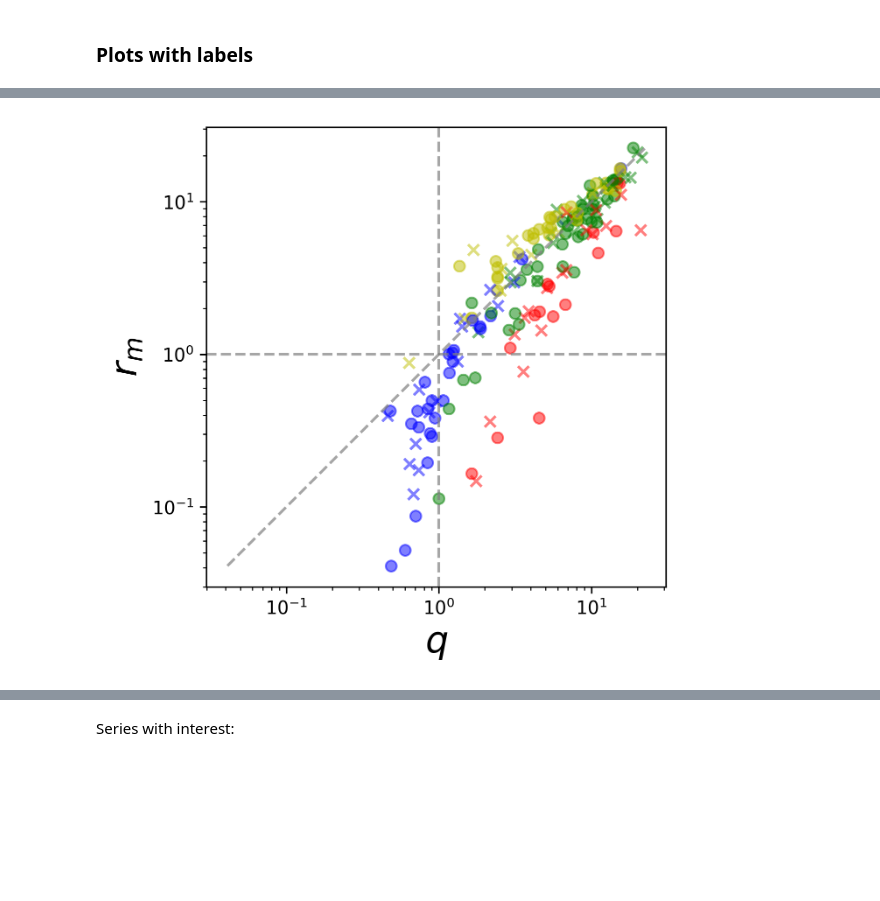
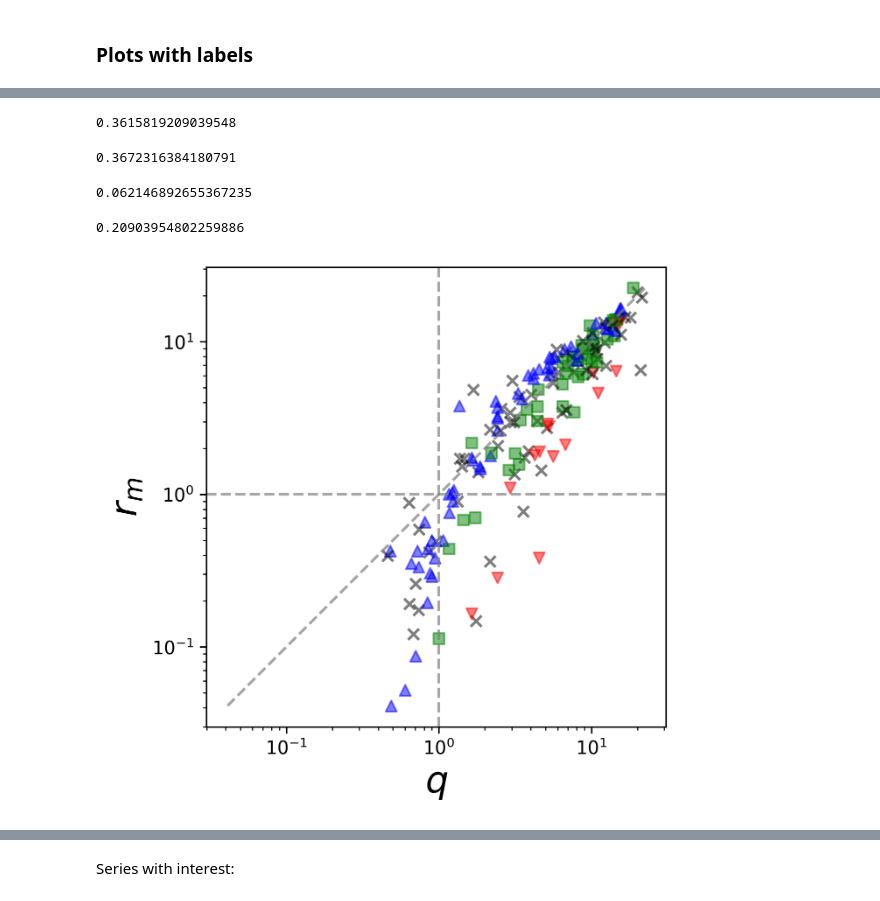
Before and after one commit to spinto88/Meme_proyect, a Jupyter notebook: Integracion_y_analisis/Analisis/Clustering_parametros.ipynb, the cells around one changed output, grey strips where cells are left out. Cells and saved outputs as stored; diff of their text form; code cells hidden in the pictures; blank space fills up the shorter version.

```diff
--- a/Integracion_y_analisis/Analisis/Clustering_parametros.ipynb
+++ b/Integracion_y_analisis/Analisis/Clustering_parametros.ipynb
@@ -53,12 +53,33 @@ df = df[df['buen_ajuste'] == 'si'].reset_index(drop = True)
 # %%
 marker_dict = {1: 'o', 2: 'x', 3: 'x'}
 color_dict = {1: 'y', 2: 'b', 3: 'g', 4: 'r'}
+
+def markers_and_colors(x, y):
+
+    if x != 1:
+        return ('x', 'k')
+    else:
+        if y == 2:
+            return ('^','b')
+        elif y == 3:
+            return ('s','g')
+        elif y == 4:
+            return ('v','r')
+        elif y == 1:
+            return ('^', 'b')
+        else:
+            pass
 # %%
 plt.figure(dpi = 300, figsize = (5,5))
 plt.axes([0.20, 0.20, 0.70, 0.70])
 
 for i in range(df.shape[0]):
-    plt.scatter(df['alpha_tilde'].iloc[i], df['k_tilde'].iloc[i], marker = marker_dict[df.bump_visibility[i]], color = color_dict[df.bump[i]], alpha = 0.50)
+
+    marker, color = markers_and_colors(df.bump_visibility[i], df.bump[i])
+    plt.scatter(df['alpha_tilde'].iloc[i], df['k_tilde'].iloc[i],
+                marker = marker,
+                color = color,
+                alpha = 0.50)
 
 plt.axhline(1.00, color = 'gray', linestyle = 'dashed', alpha = 0.70)
 plt.axvline(0.1, color = 'gray', linestyle = 'dashed', alpha = 0.70)
@@ -77,23 +98,43 @@ plt.show()
+# %%
+df[df['bump_visibility'] != 1].shape[0] / df.shape[0]
+# %% [output]
+0.3615819209039548
+# %%
+df[(df['bump'] == 2) & (df['bump_visibility'] == 1)].shape[0] / df.shape[0]
+# %% [output]
+0.3672316384180791
+# %%
+df[(df['bump'] == 3) & (df['bump_visibility'] == 1)].shape[0] / df.shape[0]
+# %% [output]
+0.062146892655367235
+# %%
+df[(df['bump'] == 4) & (df['bump_visibility'] == 1)].shape[0] / df.shape[0]
+# %% [output]
+0.20903954802259886
 # %%
 plt.figure(dpi = 300, figsize = (5,5))
 plt.axes([0.20, 0.20, 0.70, 0.70])
 for i in range(df.shape[0]):
-    plt.scatter(df['q_tilde'].iloc[i], df['r_tilde'].iloc[i], marker = marker_dict[df.bump_visibility[i]], color = color_dict[df.caida[i]], alpha = 0.50)
+    marker, color = markers_and_colors(df.bump_visibility[i], df.caida[i])
+    plt.scatter(df['q_tilde'].iloc[i], df['r_tilde'].iloc[i],
+                marker = marker,
+                color = color,
+                alpha = 0.50)
 plt.plot(df['r_tilde'].sort_values(), df['r_tilde'].sort_values(), color = 'gray', linestyle = 'dashed', alpha = 0.70)
 plt.axvline(1.00, color = 'gray', linestyle = 'dashed', alpha = 0.70)
 plt.axhline(1.00, color = 'gray', linestyle = 'dashed', alpha = 0.70)
 
 plt.xscale('log')
 plt.yscale('log')
 
 plt.xlabel(r'$q$', size = 20)
 plt.ylabel(r'$r_m$', size = 20)
 
 plt.savefig('Figure_rq_labeled.png')
 
 plt.show()
 # %% [output]
-[figure, old version]
+[figure, new version]
 # %%
 plt.figure(dpi = 300, figsize = (5,5))
 plt.axes([0.20, 0.20, 0.70, 0.70])
```
Also changed, not shown: parts of 5 cells of this notebook.
